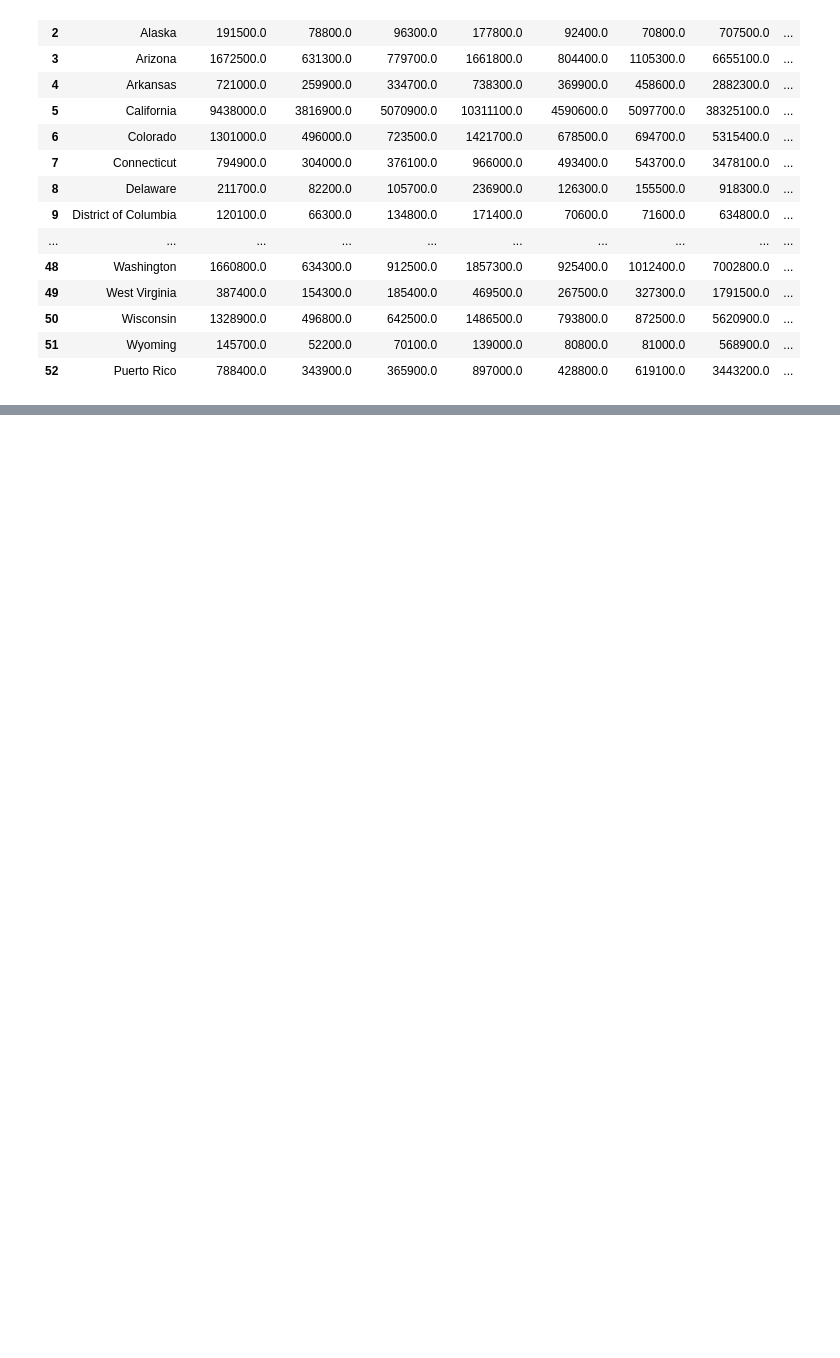
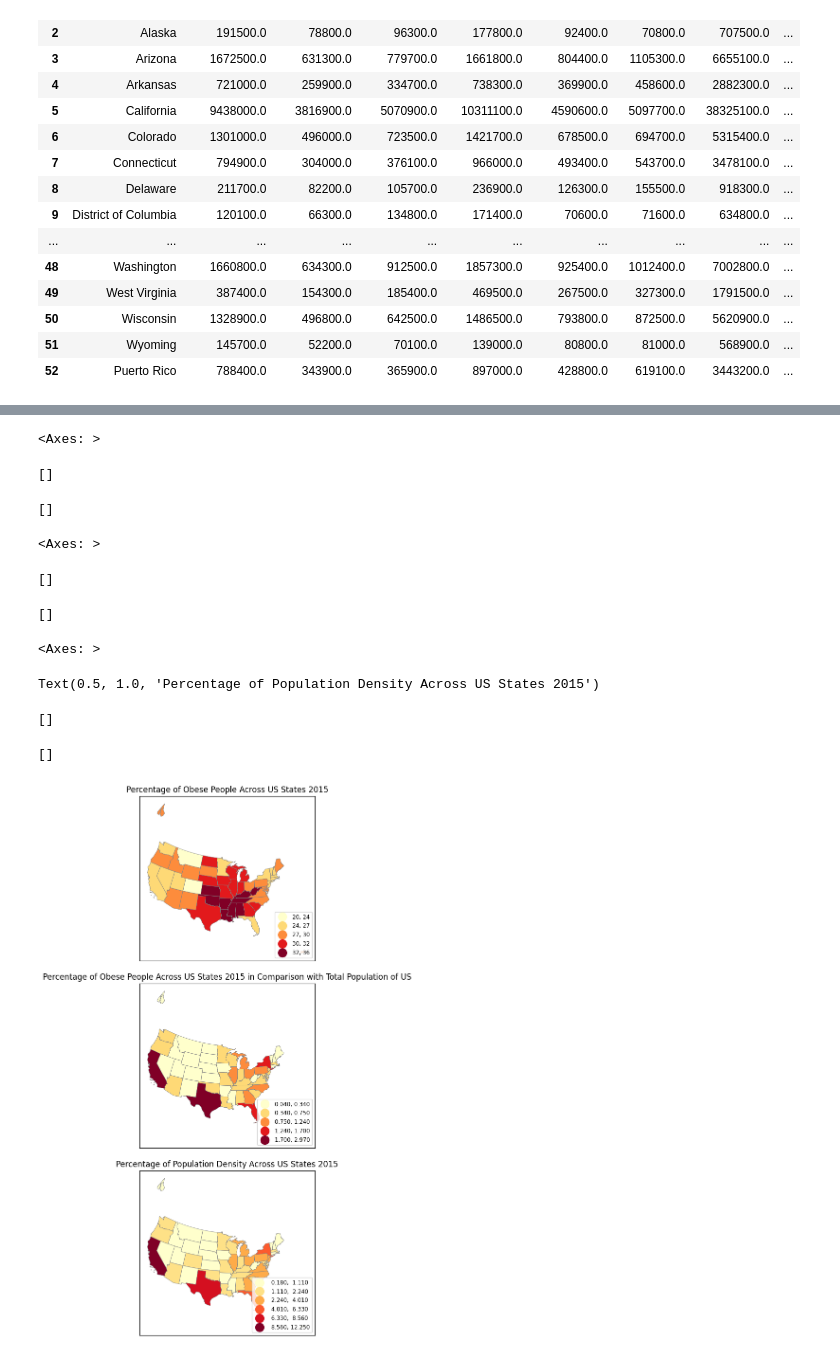
Before and after one commit to kpatwa153/gis, a Jupyter notebook: map.ipynb, the cells around one changed output, grey strips where cells are left out. Saved outputs shown, nothing was run; the diff lists cells and outputs as text; code cells hidden in the pictures; blank space fills up the shorter version.

```diff
--- a/map.ipynb
+++ b/map.ipynb
@@ -243,2 +266,51 @@ Text(179.48583944318787, 0.5, 'Latitude')
+# %%
+import matplotlib.pyplot as plt
+
+# Create a figure with three subplots stacked vertically (3x1 grid)
+fig, axes = plt.subplots(3, 1, figsize=(4, 12))
+
+# Plot the first map on the first subplot (axes[0])
+obs.plot(ax=axes[0], column='Obesity', legend=True, cmap='YlOrRd', scheme='natural_breaks', k=5,
+         edgecolor='grey', linewidth=0.5, legend_kwds={"fmt": "{:,.0f}",
+        'loc': 'lower right', 'title_fontsize': 'medium', 'fontsize': 'small', 'markerscale': 1.4})
+axes[0].title.set_text("Percentage of Obese People Across US States 2015")
+axes[0].set_xticks([])
+axes[0].set_yticks([])
+
+# Plot the second map on the second subplot (axes[1])
+gdf = gpd.GeoDataFrame(merged, geometry='geometry')
+gdf.plot(ax=axes[1], column='Obesity_per_state', legend=True, cmap='YlOrRd', scheme='natural_breaks', k=5,
+         edgecolor='grey', linewidth=0.5, legend_kwds={"fmt": "{:,.3f}",
+        'loc': 'lower right', 'title_fontsize': 'medium', 'fontsize': 'small', 'markerscale': 1.4})
+axes[1].title.set_text("Percentage of Obese People Across US States 2015 in Comparison with Total Population of US")
+axes[1].set_xticks([])
+axes[1].set_yticks([])
+
+# Plot the third map on the third subplot (axes[2])
+gdf = gpd.GeoDataFrame(merged, geometry='geometry')
+gdf.plot(ax=axes[2], column='percentage_us_population_per_state', legend=True, cmap='YlOrRd', scheme='Natural_Breaks', k=6,
+         edgecolor='grey', linewidth=0.5, legend_kwds={"fmt": "{:,.3f}",
+                                                      'loc': 'lower right', 'title_fontsize': 'medium', 'fontsize': 'small', 'markerscale': 1.4})
+axes[2].set_title("Percentage of Population Density Across US States 2015")
+axes[2].set_xticks([])
+axes[2].set_yticks([])
+
+# Adjust spacing between subplots
+plt.tight_layout()
+
+# Show the plots
+plt.show()
+# %% [output]
+<Axes: >
+[]
+[]
+<Axes: >
+[]
+[]
+<Axes: >
+Text(0.5, 1.0, 'Percentage of Population Density Across US States 2015')
+[]
+[]
+[figure, added]
 # %%
 #Plot 3 maps side by side or 2 maps side by side
```
Also changed, not shown: parts of 15 cells of this notebook.
